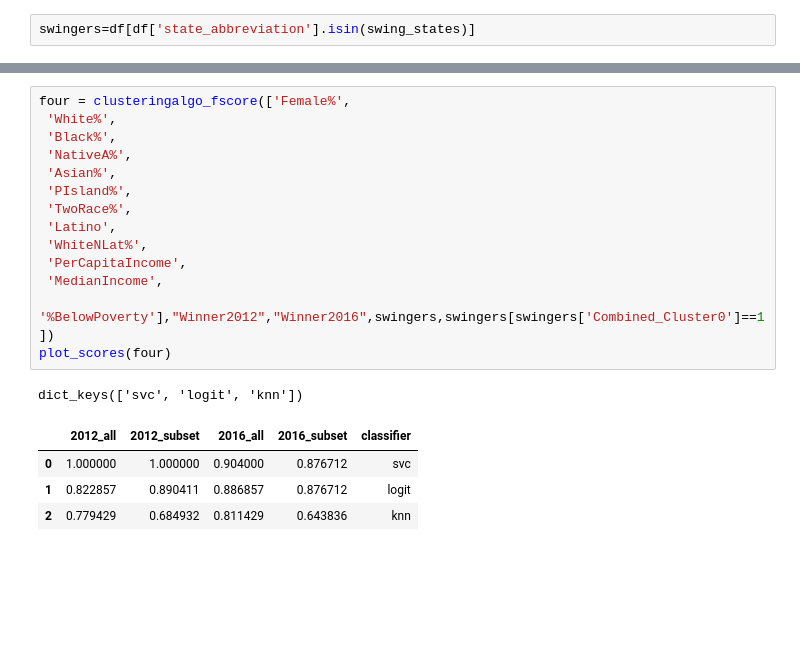
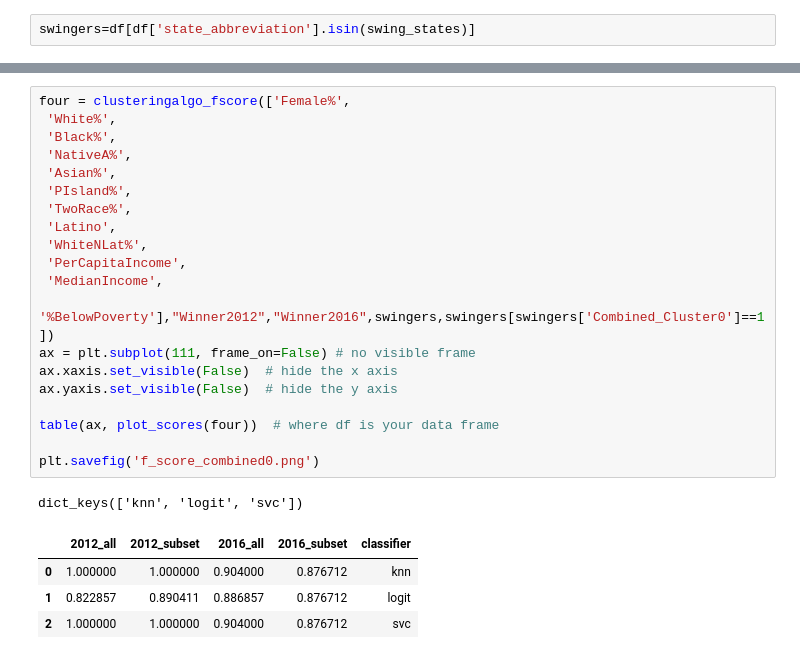
Before and after one commit to cgels/ElectionAnalysis, a Jupyter notebook: Final_NB.ipynb, the cells around one changed output, grey strips where cells are left out. Cells and saved outputs as stored; diff of their text form; blank space fills up the shorter version.

Commit message:
f _ scores and notebooks

```diff
--- a/Final_NB.ipynb
+++ b/Final_NB.ipynb
@@ -213,23 +224,29 @@ dict_keys(['svc', 'logit', 'knn'])
 # %%
 four = clusteringalgo_fscore(['Female%',
  'White%',
  'Black%',
  'NativeA%',
  'Asian%',
  'PIsland%',
  'TwoRace%',
  'Latino',
  'WhiteNLat%',
  'PerCapitaIncome',
  'MedianIncome',
  '%BelowPoverty'],"Winner2012","Winner2016",swingers,swingers[swingers['Combined_Cluster0']==1])
-plot_scores(four)
+ax = plt.subplot(111, frame_on=False) # no visible frame
+ax.xaxis.set_visible(False)  # hide the x axis
+ax.yaxis.set_visible(False)  # hide the y axis
+
+table(ax, plot_scores(four))  # where df is your data frame
+
+plt.savefig('f_score_combined0.png')
 # %% [output]
-dict_keys(['svc', 'logit', 'knn'])
+dict_keys(['knn', 'logit', 'svc'])
 |  | 2012_all | 2012_subset | 2016_all | 2016_subset | classifier |
-| 0 | 1.000000 | 1.000000 | 0.904000 | 0.876712 | svc |
+| 0 | 1.000000 | 1.000000 | 0.904000 | 0.876712 | knn |
 | 1 | 0.822857 | 0.890411 | 0.886857 | 0.876712 | logit |
-| 2 | 0.779429 | 0.684932 | 0.811429 | 0.643836 | knn |
+| 2 | 1.000000 | 1.000000 | 0.904000 | 0.876712 | svc |
 # %%
 five = clusteringalgo_fscore(['Female%',
  'White%',
```
Also changed, not shown: parts of 8 cells of this notebook, 6 other files.
